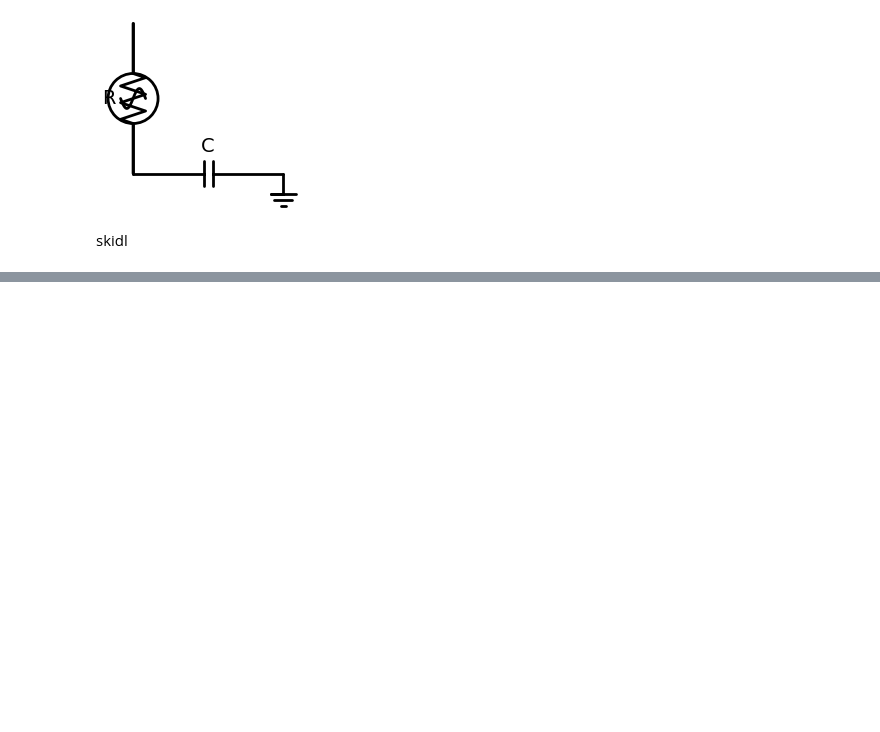
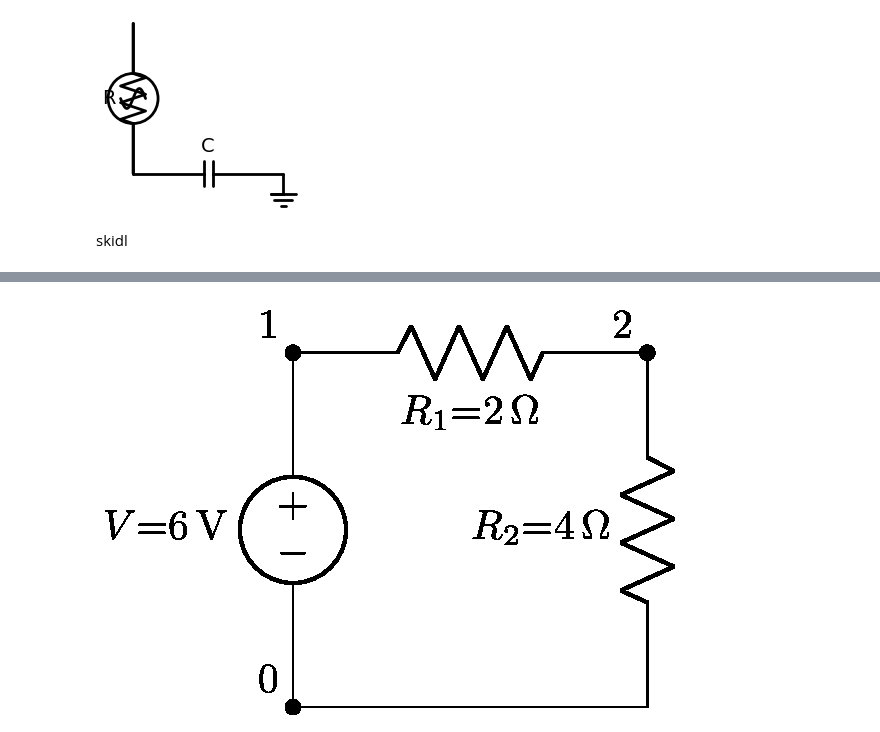
Before and after one commit to philzook58/philzook58.github.io, a Jupyter notebook: _drafts/circuit.ipynb, the cells around one changed output, grey strips where cells are left out. Cells and saved outputs as stored; diff of their text form; code cells hidden in the pictures; blank space fills up the shorter version.

```diff
--- a/_drafts/circuit.ipynb
+++ b/_drafts/circuit.ipynb
@@ -226,0 +273,17 @@ skidl
+# %%
+
+from lcapy import Circuit
+import PIL.Image
+a = Circuit("""
+V 1 0 6; down=1.5
+R1 1 2 2; right=1.5
+R2 2 0_2 4; down
+W 0 0_2; right""")
+def draw(a):
+    a.draw(filename="/tmp/circuit.png")# something is there but dark mode? Dark mode means I can't just use this. Light mode is too awful.
+    return PIL.Image.open("/tmp/circuit.png").convert("RGB")
+# show /tmp/circuit.png
+#from IPython.display import Image
+draw(a)
+# %% [output]
+[figure, added]
```
Also changed, not shown: parts of 5 cells of this notebook, 7 other files.
